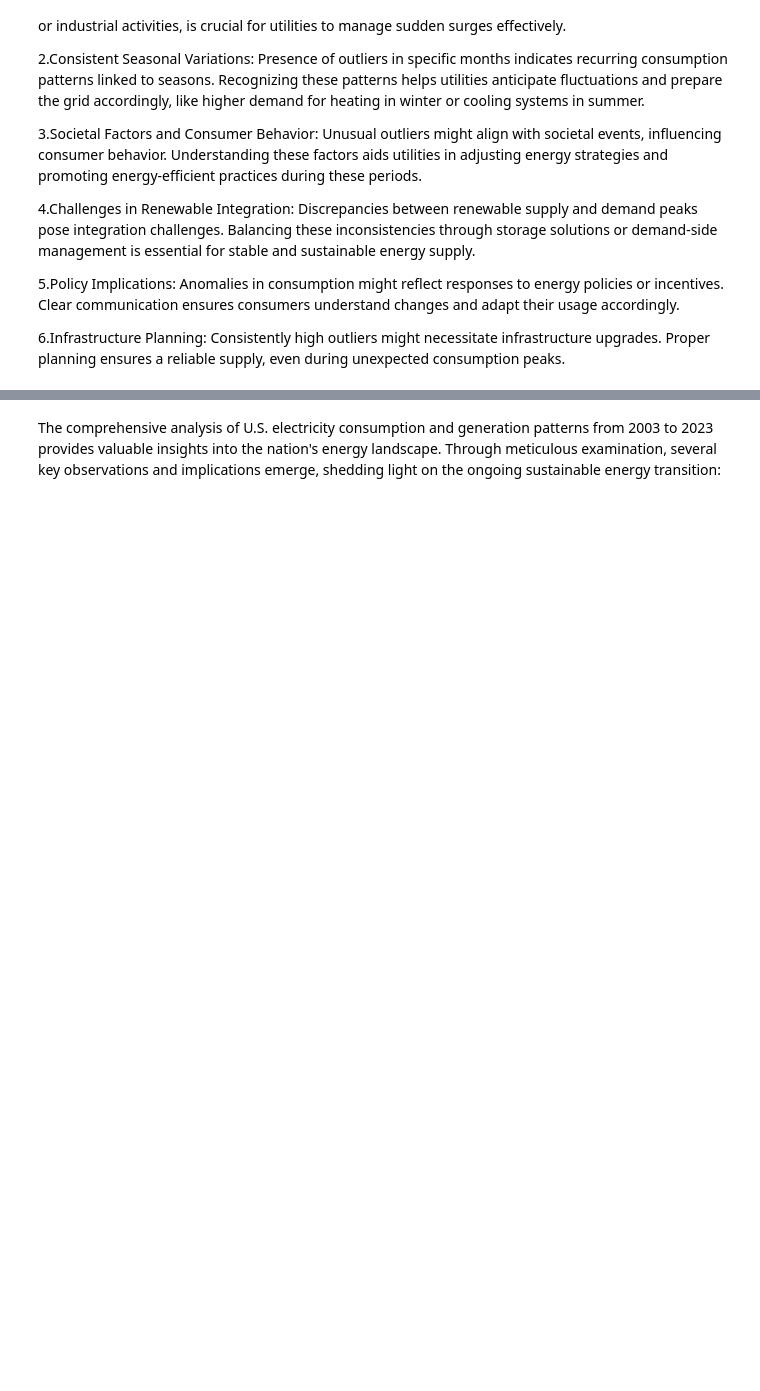
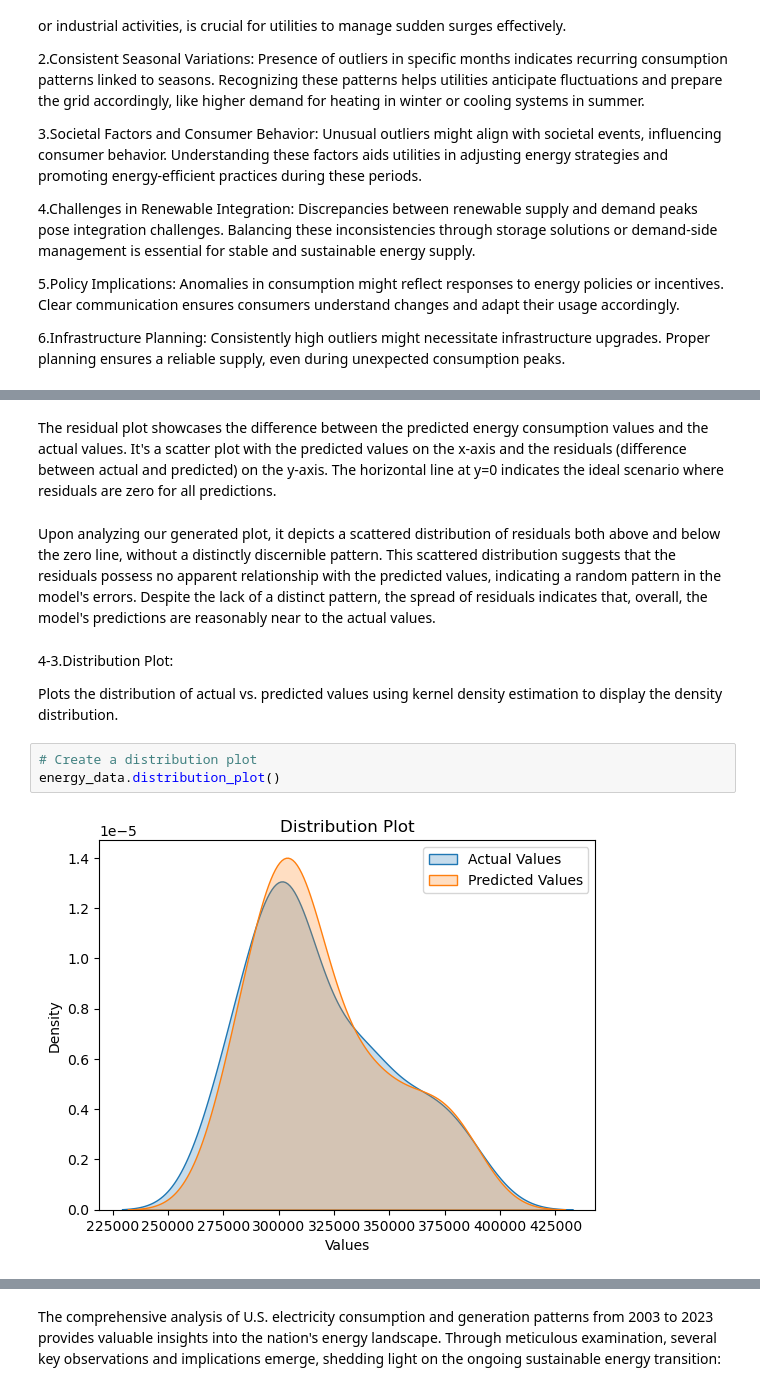
Before and after one commit to lowei1023/Project-3_Data-Aggregation-Grouping-Reshaping-Analysis, a Jupyter notebook: proposal.ipynb, the cells around one changed output, grey strips where cells are left out. Saved outputs shown, nothing was run; the diff lists cells and outputs as text; blank space fills up the shorter version.

```diff
--- a/proposal.ipynb
+++ b/proposal.ipynb
@@ -626,0 +698,13 @@ energy_analysis.task_9()
+# %% [markdown]
+The residual plot showcases the difference between the predicted energy consumption values and the actual values. It's a scatter plot with the predicted values on the x-axis and the residuals (difference between actual and predicted) on the y-axis. The horizontal line at y=0 indicates the ideal scenario where residuals are zero for all predictions.
+# %% [markdown]
+Upon analyzing our generated plot, it depicts a scattered distribution of residuals both above and below the zero line, without a distinctly discernible pattern. This scattered distribution suggests that the residuals possess no apparent relationship with the predicted values, indicating a random pattern in the model's errors. Despite the lack of a distinct pattern, the spread of residuals indicates that, overall, the model's predictions are reasonably near to the actual values.
+# %% [markdown]
+4-3.Distribution Plot:
+
+Plots the distribution of actual vs. predicted values using kernel density estimation to display the density distribution.
+# %%
+# Create a distribution plot
+energy_data.distribution_plot()
+# %% [output]
+[figure, added]
```
Also changed, not shown: parts of 41 cells of this notebook, 5 other files.
